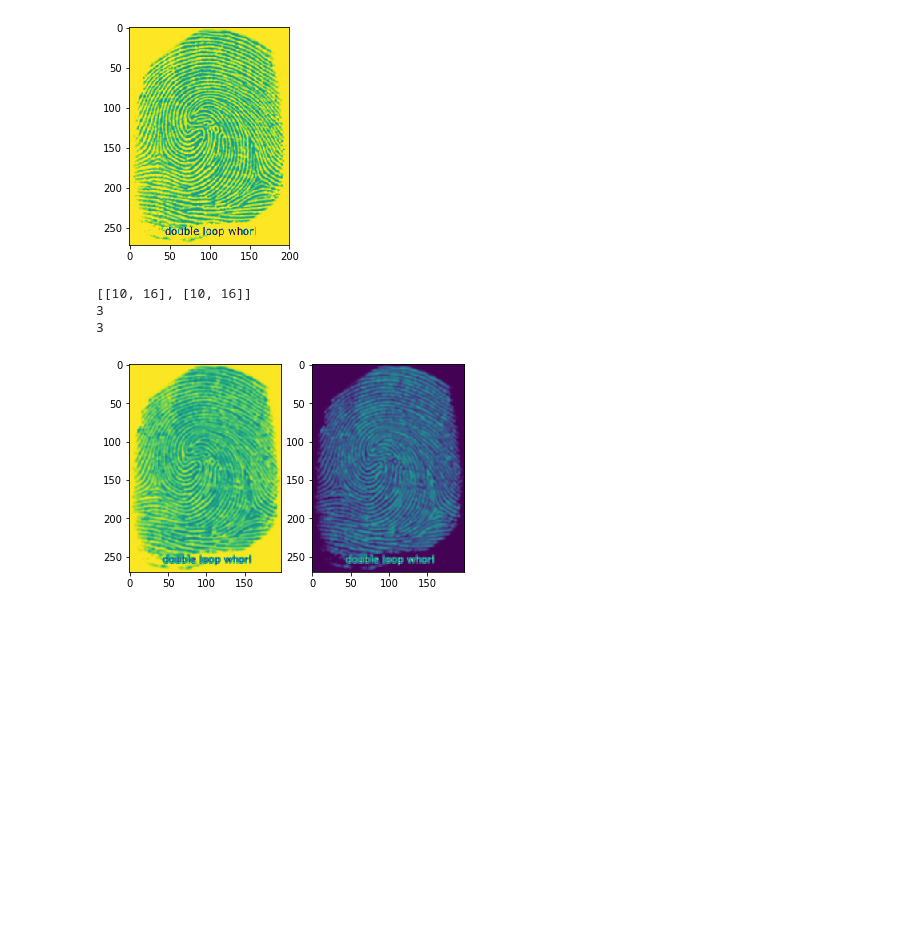
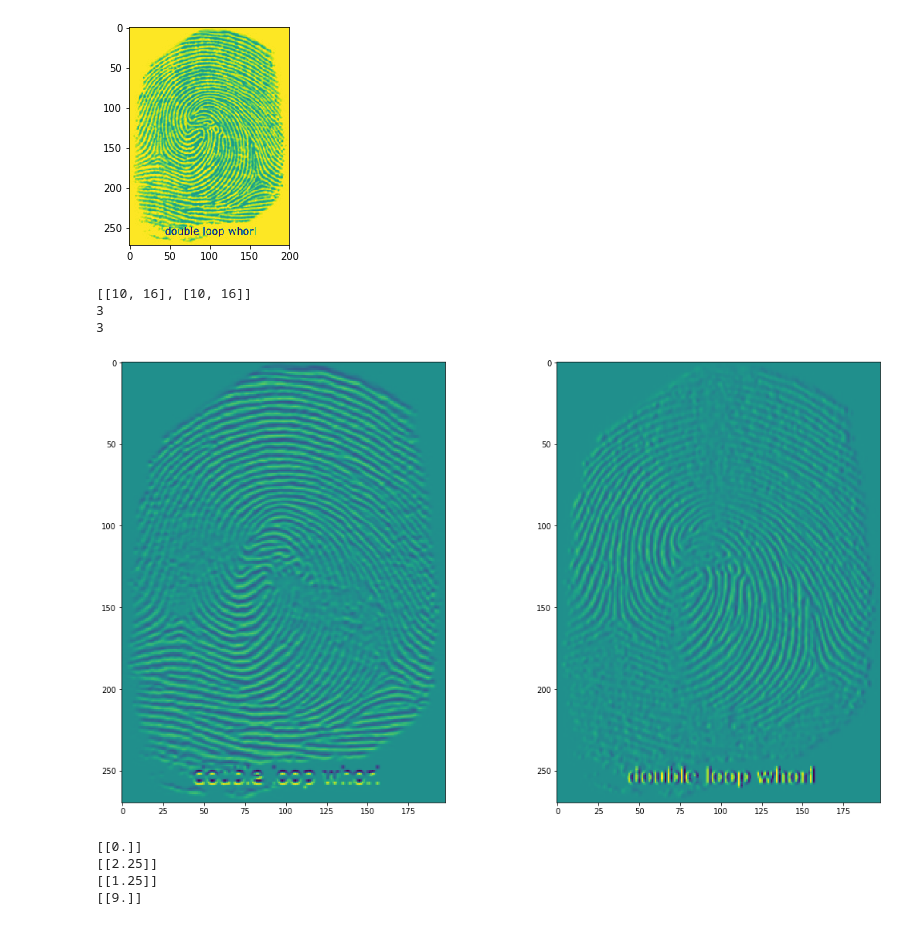
Before and after one commit to mastercljohnson/FingerPrint-Project, a Jupyter notebook: fingerprint_area.ipynb, the cells around one changed output. Drawn from its saved outputs; the diff is of its cells as text; code cells hidden in the pictures; blank space fills up the shorter version.

Commit message:
Test Harris Corner

```diff
--- a/fingerprint_area.ipynb
+++ b/fingerprint_area.ipynb
@@ -245,47 +245,49 @@ hsobel = np.array([[-1,0,1],[-2,0,2],[-1,0,1]])
 vsobel = np.array([[1,2,1],[0,0,0],[-1,-2,-1]])
 
 # Test things
-middleshrink = np.array([[2,2,2],[2,-2,2],[2,2,2]])
-middlebulge = np.array([[-2,-2,-2],[-2,2,-2],[-2,-2,-2]])
+middleshrink = np.array([[5,5,5],[5,-5,5],[5,5,5]])
+middlebulge = np.array([[-5,-5,-5],[-5,5,-5],[-5,-5,-5]])
 
 # for edge detection gaussian blur may be required
 graymtx = cv2.imread('C://Users/mastercljohnson/Desktop/Levchenko_Project_Readings/Pictures_of_fingerprints/Original_fingerprint.jpg')
 
 graymtx = cv2.cvtColor( graymtx, cv2.COLOR_RGB2GRAY )
 
 reverse_gray = (255 - graymtx)
 
 
 newimgh = convolve(graymtx,hsobel)
 
 newimgv = convolve( graymtx , vsobel)
 
 newmid = convolve(graymtx, middleshrink)
 
 newmidup = convolve(graymtx, middlebulge)
 
 
 
 f, arr = plt.subplots(1,2)
 
+f.set_size_inches(18.5, 10.5)
 # arr[0].imshow(graymtx)
 
 # arr[1].imshow(reverse_gray)
 
-# arr[2].imshow(newimgh)
+arr[0].imshow(newimgh)
 
-# arr[3].imshow(newimgv)
+arr[1].imshow(newimgv)
 
-arr[0].imshow(newmid)
-arr[1].imshow(newmidup)
+# arr[0].imshow(newmid)
+# arr[1].imshow(newmidup)
 
 plt.show()
 # %% [output]
 [[10, 16], [10, 16]]
 3
 3
-[figure, old version]
+[figure, new version]
 # %%
+import numpy as np
 # This is block dealing with Harris Corner detector
 
 # Does this work for partial derivative or will I have to use some gradient descent?
@@ -295,13 +297,14 @@ def partial_x(A,x_2,x_1,y):
 def partial_y(A,y_2,y_1,x):
     return (A[x][y_2]-A[x][y_1])/(y_2-y_1)
 
-# Create the Gaussian Kernel
-Guss =
+# Create the Gaussian Kernel 3*3
+# pulled this from wikipedia, figure out what sigma is
+Guss = np.array([[1/16,2/16,1/16],[2/16,4/16,2/16],[1/16,2/16,1/16]])
 
 
 
 # Structure tensor can be created using this method
-def struct_tensor(x,y,kernel):
+def struct_tensor(image,kernel):
     # sum_usum_v kernel(u,v)*approximation_matrix
     # ?= convolve( approximation_matrix, kernel )
 
@@ -320,29 +323,58 @@ def struct_tensor(x,y,kernel):
         # add rows to the matrix as lists
         row = []
         for j in range ( 0 , image.shape[1] - kernel.shape[1] + 1 ):
-            v = 0;
+            v = np.array([[0,0], [0,0]])
             # convolve with kernel by summing the values
-            for b in range ( 0 , kernel.shape[0] ):
-                for a in range ( 0 , kernel.shape[1] ):
+            for b in range ( 0 , kernel.shape[0] - 1 ):
+                for a in range ( 0 , kernel.shape[1] - 1 ):
 
                     u = i+a
                     v = j+b
 
                     # I_m denotes the partial derivative in direction m at (u,v)
-                    I_x = partial_x(A,u+inc,u,v)
-                    I_y = partial_x(A,v+inc,v,u)
-                    approximation_matrix = [[(I_x)^2,I_x*I_y],[I_x*I_y,(I_y)^2]]
+                    I_x = partial_x(image,u+inc,u,v)
+                    I_y = partial_x(image,v+inc,v,u)
+                    approximation_matrix = np.array([[(I_x)*(I_x),I_x*I_y],[I_x*I_y,(I_y)*(I_y)]])
 
                     # This is for the changed corner detection matrix
-                    v += kernel[b][a] * approximation_matrix
-            row.append(v)
-        matrix.append(row)
+                    v = np.add(v , [[kernel[b][a],kernel[b][a]],[kernel[b][a],kernel[b][a]]], approximation_matrix)
+
+            # Append x , y coordinates of pixel along with the tensor
+            #row.append([[i,j],v])
+
+            # Try appending directly to matrix
+
+            matrix.append([[i,j],v])
+
+#         matrix.append(row)
 
     # Return matrix
     return matrix
 
+test = np.array([[1,0,1,1],[1,1,1,1],[1,0,0,1],[1,3,2,4]])
+
+# print(struct_tensor(test,Guss))
 
 # A is structure tensor
 # x , y are coordinates of the pixel
 def squared_difference(A,x,y):
-    return [[x,y]]*A*[[x],[y]]
+#     print(x)
+#     print("space")
+#     print(y)
+#     print(np.dot(A,np.array([x,y]).reshape((2,1))))
+#     print("next")
+    return np.dot(np.array([x,y]).reshape((1,2)),np.dot(A,np.array([x,y]).reshape((2,1))))
+
+# test if the tensor multiplication works with its coordinates
+ten = struct_tensor(test,Guss)
+for tensor in ten:
+#     print(tensor)
+#     print(tensor[0])
+#     print(np.array(tensor[1]).reshape(2,2))
+    err = squared_difference(np.array(tensor[1]).reshape((2,2)), tensor[0][0],tensor[0][1])
+    print( err )
+# %% [output]
+[[0.]]
+[[2.25]]
+[[1.25]]
+[[9.]]
```
